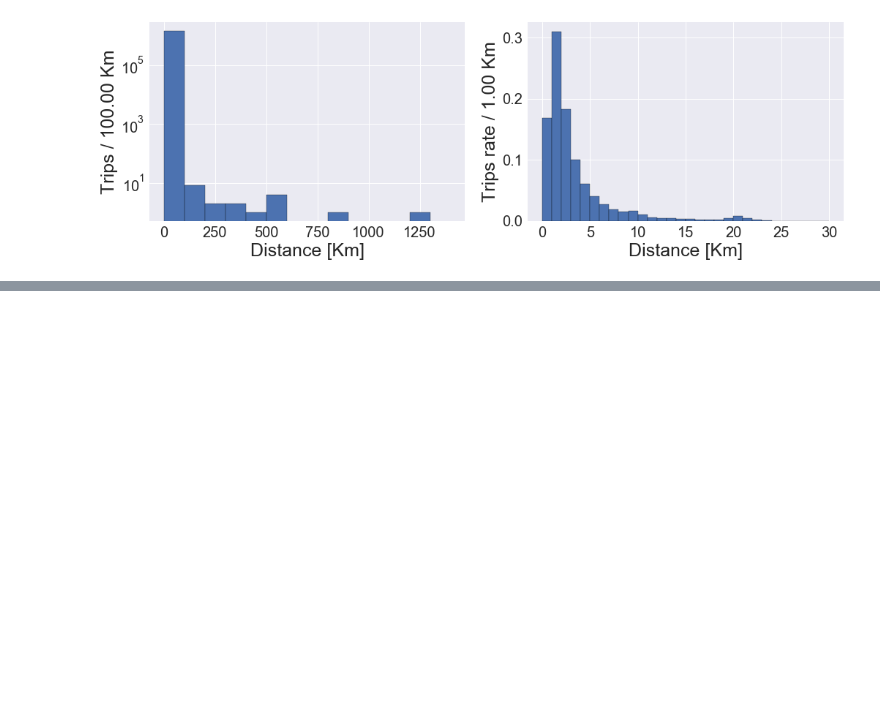
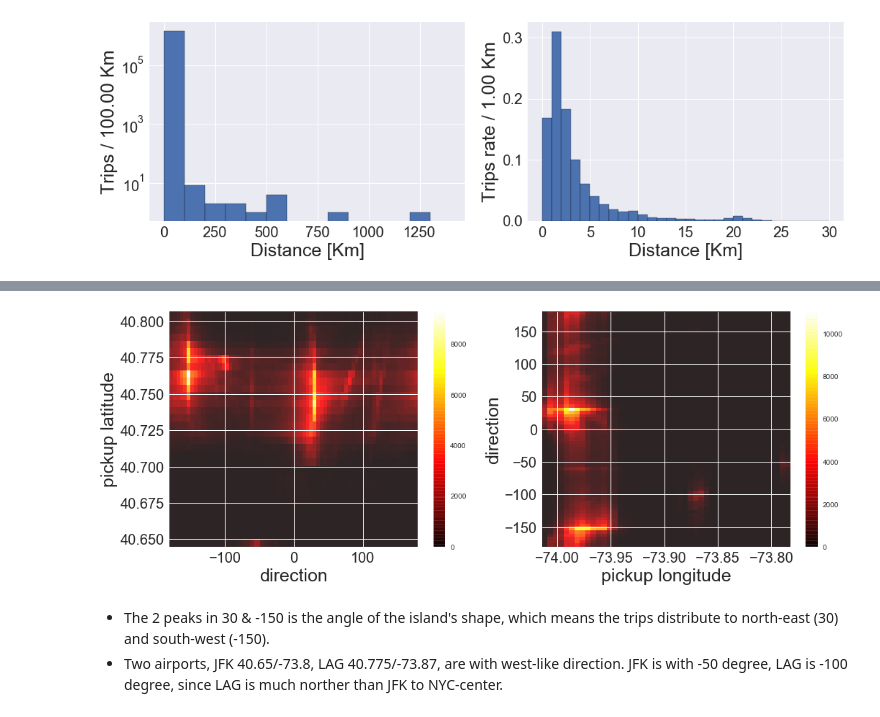
Before and after one commit to yennanliu/NYC_Taxi_Trip_Duration, a Jupyter notebook: notebook/EDA_jtsai_variables.ipynb, the cells around one changed output, grey strips where cells are left out. Cells and saved outputs as stored; diff of their text form; code cells hidden in the pictures; blank space fills up the shorter version.

```diff
--- a/notebook/EDA_jtsai_variables.ipynb
+++ b/notebook/EDA_jtsai_variables.ipynb
@@ -689,3 +762,20 @@ df.to_csv('../data/train_eda.csv', index=False)
+# %%
+#df_xyd = df.pivot( 'pickup_latitude', 'pickup_longitude', 'direction' )
+fig = plt.figure(figsize=(17,6))
+fig.add_subplot(1,2,1)
+make_hist2d( select_region(df['direction'], df, 'pickup').values,
+             select_region(df['pickup_latitude'], df, 'pickup').values,
+             xlable='direction', ylabel='pickup latitude', xbinw=5, ybinw=0.005, alpha=0.85)
+fig.add_subplot(1,2,2)
+make_hist2d( select_region(df['pickup_longitude'], df, 'pickup').values,
+             select_region(df['direction'], df, 'pickup').values,
+             xlable='pickup longitude', ylabel='direction', xbinw=0.005, ybinw=5, alpha=0.85)
+plt.show()
+# %% [output]
+[figure, added]
+# %% [markdown]
+* The 2 peaks in 30 & -150 is the angle of the island's shape, which means the trips distribute to north-east (30) and south-west (-150).
+* Two airports, JFK 40.65/-73.8, LAG 40.775/-73.87, are with west-like direction. JFK is with -50 degree, LAG is -100 degree, since LAG is much norther than JFK to NYC-center.
 # %%
 # make label for outlier and in NYC for check the property of outlier
 # %%
```
Also changed, not shown: parts of 7 cells of this notebook.
